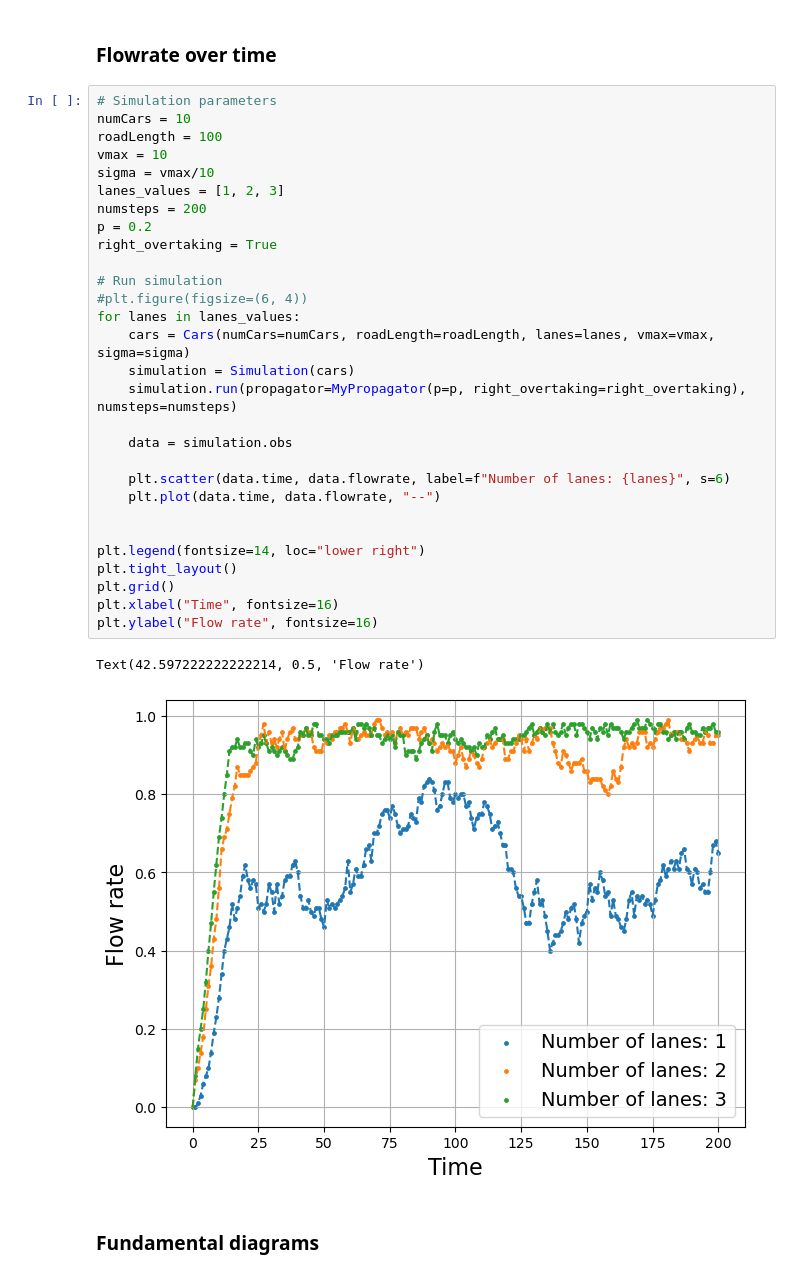
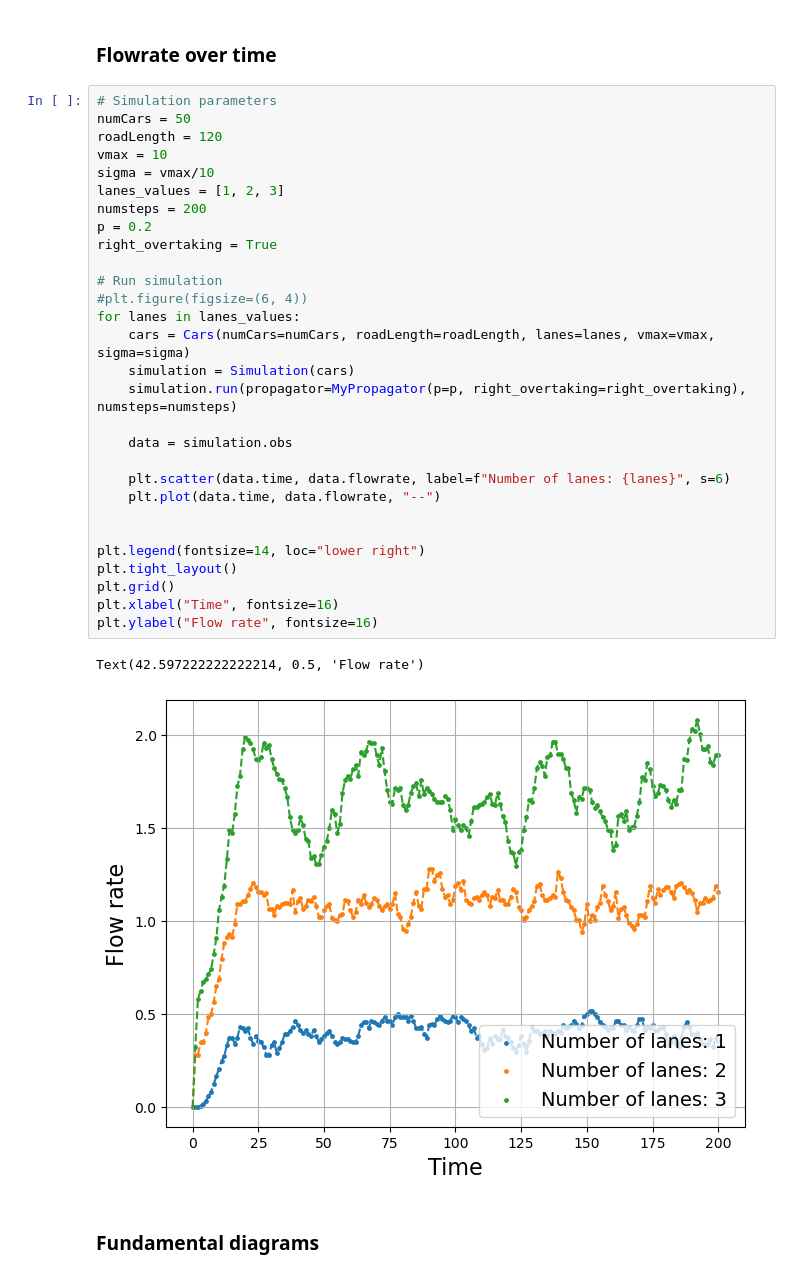
Before and after one commit to ermas3/Traffic-Modeling, a Jupyter notebook: Simulations.ipynb, the cells around one changed output. Drawn from its saved outputs; the diff is of its cells as text.

```diff
--- a/Simulations.ipynb
+++ b/Simulations.ipynb
@@ -8,36 +8,36 @@ plt.style.use('default')
 ### Flowrate over time
 # %%
 # Simulation parameters
-numCars = 10
-roadLength = 100
+numCars = 50
+roadLength = 120
 vmax = 10
 sigma = vmax/10
 lanes_values = [1, 2, 3]
 numsteps = 200
 p = 0.2
 right_overtaking = True
 
 # Run simulation
 #plt.figure(figsize=(6, 4))
 for lanes in lanes_values:
     cars = Cars(numCars=numCars, roadLength=roadLength, lanes=lanes, vmax=vmax, sigma=sigma)
     simulation = Simulation(cars)
     simulation.run(propagator=MyPropagator(p=p, right_overtaking=right_overtaking), numsteps=numsteps)
 
     data = simulation.obs
 
     plt.scatter(data.time, data.flowrate, label=f"Number of lanes: {lanes}", s=6)
     plt.plot(data.time, data.flowrate, "--")
 
 
 plt.legend(fontsize=14, loc="lower right")
 plt.tight_layout()
 plt.grid()
 plt.xlabel("Time", fontsize=16)
 plt.ylabel("Flow rate", fontsize=16)
 # %% [output]
 Text(42.597222222222214, 0.5, 'Flow rate')
-[figure, old version]
+[figure, new version]
 # %% [markdown]
 ### Fundamental diagrams
 # %%
```
Also changed, not shown: parts of 8 cells of this notebook, 26 other files.
